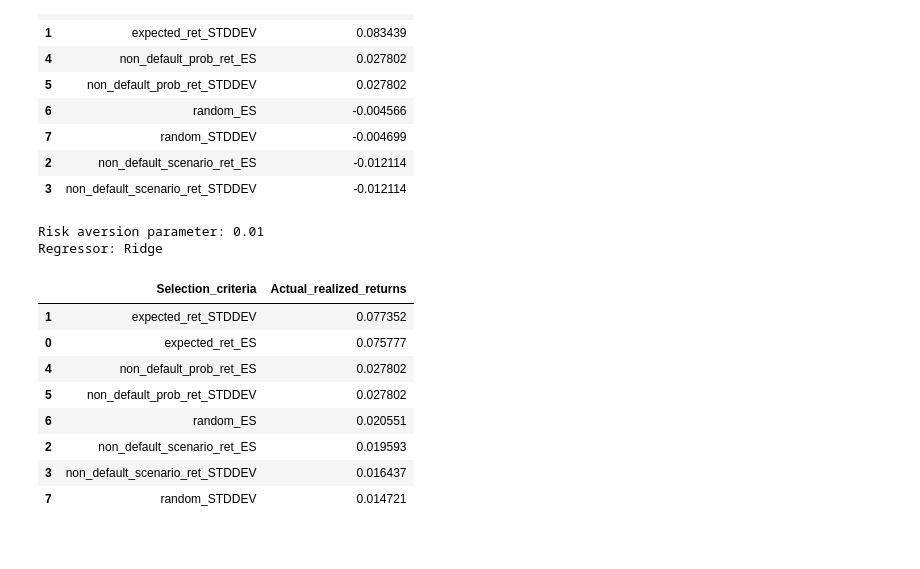
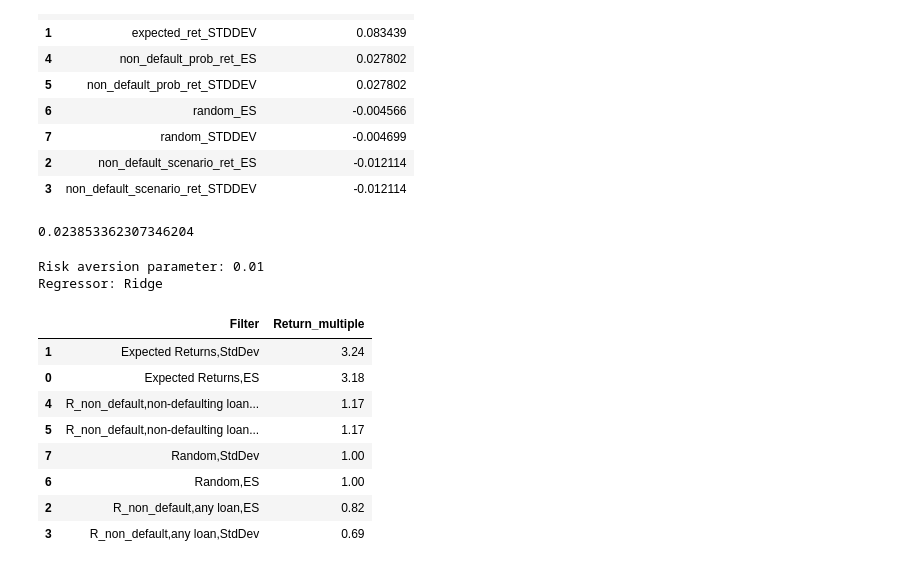
Before and after one commit to simondyates/Lending-Club, a Jupyter notebook: Robert/LC_modelling.ipynb, the cells around one changed output. Cells and saved outputs as stored; diff of their text form; code cells hidden in the pictures.

```diff
--- a/Robert/LC_modelling.ipynb
+++ b/Robert/LC_modelling.ipynb
@@ -578,7 +584,7 @@ risk_summary_grades_all.sort_values('median')
 | 3 | 4 | 159043 | 0.048188 | -0.007220 | -0.921296 | 0.159925 | 0.134665 | -0.304214 | -0.464207 | -0.400490 | -0.536537 |
 | 2 | 3 | 302689 | 0.048532 | 0.003030 | -0.839784 | 0.144289 | 0.117306 | -0.270609 | -0.436392 | -0.369379 | -0.506276 |
 # %%
-useRidge = 0
+useRidge = 1
 
 #make predictions on the test sample using both models
 if useRidge:
@@ -1062,3 +1035,11 @@ resultset = pd.DataFrame({'Selection_criteria': strategy, 'Actual_realized_retur
+# %%
+
+strategy =['Expected Returns,ES', 'Expected Returns,StdDev',\
+           'R_non_default,any loan,ES', 'R_non_default,any loan,StdDev',\
+           'R_non_default,non-defaulting loans only,ES', \
+           'R_non_default,non-defaulting loans only,StdDev', 'Random,ES', 'Random,StdDev']
+resultset = pd.DataFrame({'Filter': strategy, 'Realized_returns':simple_ret_arr}).\
+                sort_values('Realized_returns', ascending=False)
 # %%
 print("Risk aversion parameter:", risk_aversion, "\nRegressor:", regressor_used)
 resultset
@@ -1074,18 +1055,26 @@ Regressor: Random Forest
 | 7 | random_STDDEV | -0.004699 |
 | 2 | non_default_scenario_ret_ES | -0.012114 |
 | 3 | non_default_scenario_ret_STDDEV | -0.012114 |
+# %%
+resultset.loc[(resultset.Filter == 'Random,ES')].Realized_returns.values
+# %% [output]
+0.023853362307346204
+# %%
+resultset['Return_multiple'] = resultset.Realized_returns/resultset.loc[(resultset.Filter == 'Random,ES')].Realized_returns.values
+# %%
+resultset['Return_multiple'] = resultset.Return_multiple.apply(lambda val: "{:.2f}".format(val))
 # %%
 print("Risk aversion parameter:", risk_aversion, "\nRegressor:", regressor_used)
-resultset
+resultset[['Filter', 'Return_multiple']]
 # %% [output]
 Risk aversion parameter: 0.01
 Regressor: Ridge
-|  | Selection_criteria | Actual_realized_returns |
-| 1 | expected_ret_STDDEV | 0.077352 |
-| 0 | expected_ret_ES | 0.075777 |
-| 4 | non_default_prob_ret_ES | 0.027802 |
-| 5 | non_default_prob_ret_STDDEV | 0.027802 |
-| 6 | random_ES | 0.020551 |
-| 2 | non_default_scenario_ret_ES | 0.019593 |
-| 3 | non_default_scenario_ret_STDDEV | 0.016437 |
-| 7 | random_STDDEV | 0.014721 |
+|  | Filter | Return_multiple |
+| 1 | Expected Returns,StdDev | 3.24 |
+| 0 | Expected Returns,ES | 3.18 |
+| 4 | R_non_default,non-defaulting loan... | 1.17 |
+| 5 | R_non_default,non-defaulting loan... | 1.17 |
+| 7 | Random,StdDev | 1.00 |
+| 6 | Random,ES | 1.00 |
+| 2 | R_non_default,any loan,ES | 0.82 |
+| 3 | R_non_default,any loan,StdDev | 0.69 |
```
Also changed, not shown: parts of 60 cells of this notebook, 1 other file.
